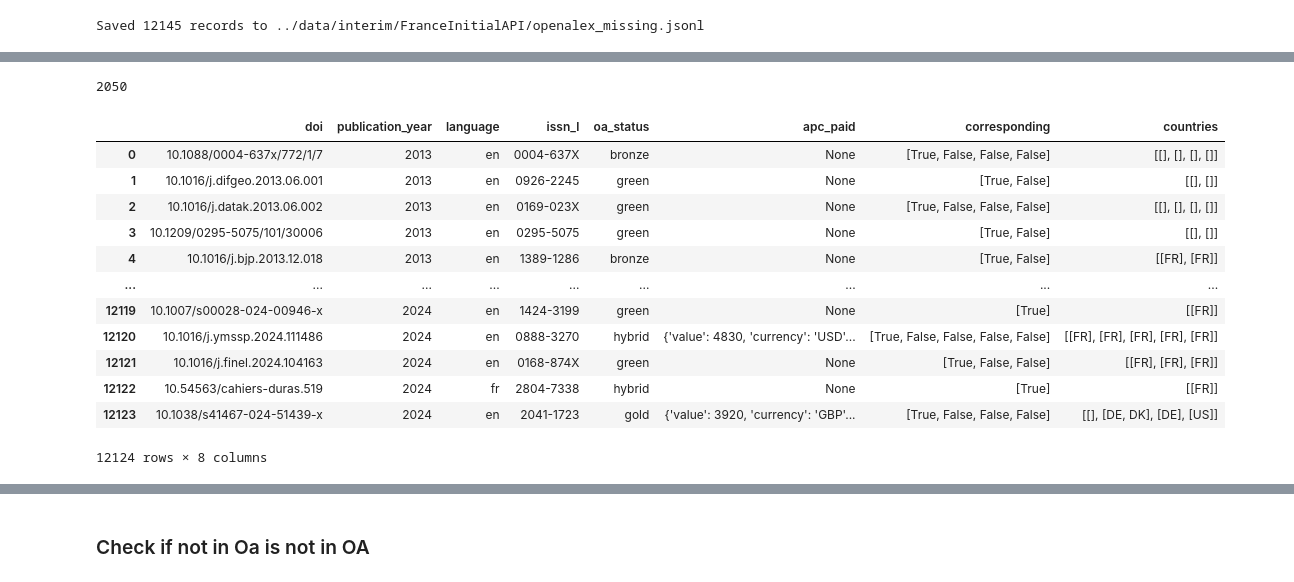
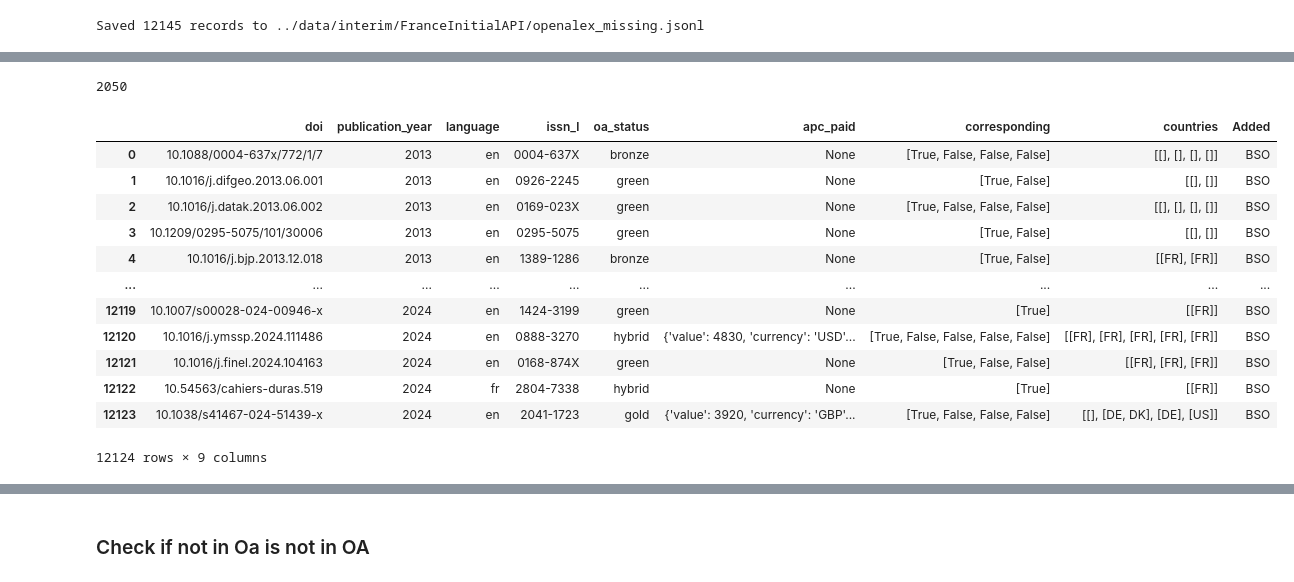
Before and after one commit to APVsiris/2025MESRE, a Jupyter notebook: notebooks/4.0-apv-final.ipynb, the cells around one changed output, grey strips where cells are left out. Drawn from its saved outputs; the diff is of its cells as text; code cells hidden in the pictures.

Commit message:
External Files

```diff
--- a/notebooks/4.0-apv-final.ipynb
+++ b/notebooks/4.0-apv-final.ipynb
@@ -154,21 +154,21 @@ df_oa
 
 To increment the perimeter
 # %%
-# interest = ['doi', 'bso_country_corrected', 'genre', 'openalex_id', 'has_fr_corresponding']
-# records = []
-# for year in tqdm(range(2013, 2025)):
-#     with open(f"../data/external/BSO/bso-publications-latest_split_{year}_enriched.jsonl", "rb") as f:
-#         for line in f:
-#             rec = orjson.loads(line)
-#             filtered = {k: rec.get(k) for k in interest} # Keep only the fields we care about
-#             if not filtered.get("doi"): # Skip records without DOI
-#                 continue
-#             if 'fr' not in (filtered.get('bso_country_corrected') if isinstance(filtered.get('bso_country_corrected'), list) else [filtered.get('bso_country_corrected')] if filtered.get('bso_country_corrected') else []):
-#                 continue
-#             if any(g in (filtered['genre'] if isinstance(filtered['genre'], list) else [filtered['genre']]) for g in ['journal-article', 'proceedings']):
-#                 records.append(filtered)
-#                 continue
+interest = ['doi', 'bso_country_corrected', 'genre', 'openalex_id', 'has_fr_corresponding']
+records = []
+for year in tqdm(range(2013, 2025)):
+    with open(f"../data/external/BSO/bso-publications-latest_split_{year}_enriched.jsonl", "rb") as f:
+        for line in f:
+            rec = orjson.loads(line)
+            filtered = {k: rec.get(k) for k in interest} # Keep only the fields we care about
+            if not filtered.get("doi"): # Skip records without DOI
+                continue
+            if 'fr' not in (filtered.get('bso_country_corrected') if isinstance(filtered.get('bso_country_corrected'), list) else [filtered.get('bso_country_corrected')] if filtered.get('bso_country_corrected') else []):
+                continue
+            if any(g in (filtered['genre'] if isinstance(filtered['genre'], list) else [filtered['genre']]) for g in ['journal-article', 'proceedings']):
+                records.append(filtered)
+                continue
 
-# df = pd.DataFrame(records)
-# df.to_csv('../data/interim/bso.csv', index = False)
-# df
+df = pd.DataFrame(records)
+df.to_csv('../data/interim/bso.csv', index = False)
+df
@@ -233,30 +235,31 @@ Saved 12145 records to ../data/interim/FranceInitialAPI/openalex_missing.jsonl
 # %%
 records_tmp = extract_dois_from_jsonl(f"../data/interim/FranceInitialAPI/openalex_missing.jsonl")
 
 df_oa_missing = pd.DataFrame(records_tmp)
 df_oa_missing = df_oa_missing[(df_oa_missing['publication_year'] >= 2013) & (df_oa_missing['publication_year'] <= 2024)].reset_index(drop = True)
 df_oa_missing['doi'] = df_oa_missing['doi'].apply(lambda x: x[16::].lower())
 df_oa_missing = df_oa_missing.merge(df[['doi', 'has_fr_corresponding']], on = 'doi', how = 'left')
 print(df_oa_missing.apply(lambda row: True if isinstance(row['countries'], list) and all(len(sub) == 0 for sub in row['countries']) and row['has_fr_corresponding'] == True else False, axis = 1).sum())
 df_oa_missing["countries"] = df_oa_missing.apply(lambda row: [['FR'] for _ in row['countries']] if isinstance(row['countries'], list) and all(len(sub) == 0 for sub in row['countries']) and row['has_fr_corresponding'] == True else row['countries'], axis = 1)
-# IN ORDER TO EFFECTIVELY INCORPORATE FROM BSO (I INVENT THAT EVERYTHING IS FRENCH) IF has_fr_corresponding == true
+# IN ORDER TO EFFECTIVELY INCORPORATE FROM BSO (I "INVENT" THAT EVERYTHING IS FRENCH) IF has_fr_corresponding == true
 df_oa_missing = df_oa_missing.drop(columns = 'has_fr_corresponding')
+df_oa_missing['Added'] = 'BSO'
 df_oa_missing
 # %% [output]
 2050
-|  | doi | publication_year | language | issn_l | oa_status | apc_paid | corresponding | countries |
-| 0 | 10.1088/0004-637x/772/1/7 | 2013 | en | 0004-637X | bronze | None | [True, False, False, False] | [[], [], [], []] |
-| 1 | 10.1016/j.difgeo.2013.06.001 | 2013 | en | 0926-2245 | green | None | [True, False] | [[], []] |
-| 2 | 10.1016/j.datak.2013.06.002 | 2013 | en | 0169-023X | green | None | [True, False, False, False] | [[], [], [], []] |
-| 3 | 10.1209/0295-5075/101/30006 | 2013 | en | 0295-5075 | green | None | [True, False] | [[], []] |
-| 4 | 10.1016/j.bjp.2013.12.018 | 2013 | en | 1389-1286 | bronze | None | [True, False] | [[FR], [FR]] |
-| ... | ... | ... | ... | ... | ... | ... | ... | ... |
-| 12119 | 10.1007/s00028-024-00946-x | 2024 | en | 1424-3199 | green | None | [True] | [[FR]] |
-| 12120 | 10.1016/j.ymssp.2024.111486 | 2024 | en | 0888-3270 | hybrid | {'value': 4830, 'currency': 'USD'... | [True, False, False, False, False] | [[FR], [FR], [FR], [FR], [FR]] |
-| 12121 | 10.1016/j.finel.2024.104163 | 2024 | en | 0168-874X | green | None | [True, False, False] | [[FR], [FR], [FR]] |
-| 12122 | 10.54563/cahiers-duras.519 | 2024 | fr | 2804-7338 | hybrid | None | [True] | [[FR]] |
-| 12123 | 10.1038/s41467-024-51439-x | 2024 | en | 2041-1723 | gold | {'value': 3920, 'currency': 'GBP'... | [True, False, False, False] | [[], [DE, DK], [DE], [US]] |
+|  | doi | publication_year | language | issn_l | oa_status | apc_paid | corresponding | countries | Added |
+| 0 | 10.1088/0004-637x/772/1/7 | 2013 | en | 0004-637X | bronze | None | [True, False, False, False] | [[], [], [], []] | BSO |
+| 1 | 10.1016/j.difgeo.2013.06.001 | 2013 | en | 0926-2245 | green | None | [True, False] | [[], []] | BSO |
+| 2 | 10.1016/j.datak.2013.06.002 | 2013 | en | 0169-023X | green | None | [True, False, False, False] | [[], [], [], []] | BSO |
+| 3 | 10.1209/0295-5075/101/30006 | 2013 | en | 0295-5075 | green | None | [True, False] | [[], []] | BSO |
+| 4 | 10.1016/j.bjp.2013.12.018 | 2013 | en | 1389-1286 | bronze | None | [True, False] | [[FR], [FR]] | BSO |
+| ... | ... | ... | ... | ... | ... | ... | ... | ... | ... |
+| 12119 | 10.1007/s00028-024-00946-x | 2024 | en | 1424-3199 | green | None | [True] | [[FR]] | BSO |
+| 12120 | 10.1016/j.ymssp.2024.111486 | 2024 | en | 0888-3270 | hybrid | {'value': 4830, 'currency': 'USD'... | [True, False, False, False, False] | [[FR], [FR], [FR], [FR], [FR]] | BSO |
+| 12121 | 10.1016/j.finel.2024.104163 | 2024 | en | 0168-874X | green | None | [True, False, False] | [[FR], [FR], [FR]] | BSO |
+| 12122 | 10.54563/cahiers-duras.519 | 2024 | fr | 2804-7338 | hybrid | None | [True] | [[FR]] | BSO |
+| 12123 | 10.1038/s41467-024-51439-x | 2024 | en | 2041-1723 | gold | {'value': 3920, 'currency': 'GBP'... | [True, False, False, False] | [[], [DE, DK], [DE], [US]] | BSO |
-12124 rows × 8 columns
+12124 rows × 9 columns
 # %%
 df_oa_comb_2 = df_oa_missing.merge(df, on = 'doi', how = 'left')
 df_oa_comb_2['BSO'] = df_oa_comb_2['openalex_id'].notna()
```
Also changed, not shown: parts of 22 cells of this notebook, 16 other files.
